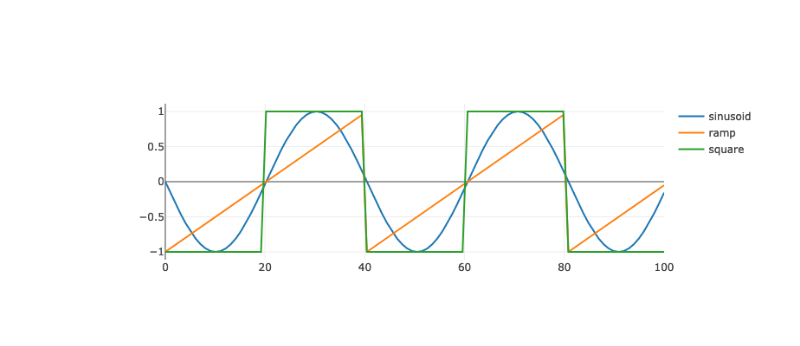
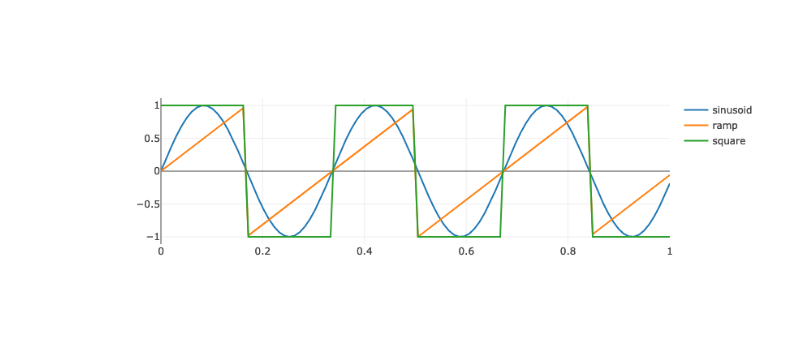
Before and after one commit to antoinevg/notebooks-jupyter, a Jupyter notebook: rust-wave-functions.ipynb, the cells around one changed output. Cells and saved outputs as stored; diff of their text form; code cells hidden in the pictures.

```diff
--- a/rust-wave-functions.ipynb
+++ b/rust-wave-functions.ipynb
@@ -34,15 +14,16 @@ $$
 # %%
 use core::f32::consts::PI;
+use num::complex::Complex;
 
-/// fs:  samplerate
-/// f:   frequency in hz
-/// phi: starting phase
-/// t:   number of samples
-fn sinusoid(fs: f32, f: f32, phi: f32, t: usize) -> Vec<f32> {
+/// fs:      samplerate
+/// f:       frequency in hz
+/// phi:     starting phase
+/// samples: number of samples
+fn sinusoid(fs: f32, f: f32, phi: f32, samples: usize) -> Vec<f32> {
     let T = 1. / fs;
     let w = 2. * PI * f;
-    let mut ys = vec![0.0; t];
 
+    let mut ys = vec![0.0; samples];
     for (x, y) in ys.iter_mut().enumerate() {
         let x = x as f32;
         *y = (w * x * T + phi).cos();
@@ -50,61 +31,54 @@ fn sinusoid(fs: f32, f: f32, phi: f32, t: usize) -> Vec<f32> {
     ys
 }
 
-/// fs:  samplerate
-/// f:   frequency in hz
-/// phi: starting phase
-/// t:   number of samples
-fn ramp(fs: f32, f: f32, phi: f32, t: usize) -> Vec<f32> {
+fn ramp(fs: f32, f: f32, phi: f32, samples: usize) -> Vec<f32> {
     let T = 1. / fs;
-    let phi = ((2. * phi) - PI) / (4. * PI);
-    let mut ys = vec![0.0; t];
+    let w = 2. * f;
+    let phi = ((2. * phi) - PI) / (2. * PI);
 
+    let mut ys = vec![0.0; samples];
     for (x, y) in ys.iter_mut().enumerate() {
         let x = x as f32;
-        *y = 2. * ((f * x * T + phi) % 1.) - 1.;
+        *y = ((w * x * T + phi + 2.) % 2.) - 1.;
     }
     ys
 }
 
-/// fs:  samplerate
-/// f:   frequency in hz
-/// phi: starting phase
-/// t:   number of samples
-fn square(fs: f32, f: f32, phi: f32, t: usize) -> Vec<f32> {
+fn square(fs: f32, f: f32, phi: f32, samples: usize) -> Vec<f32> {
     let T = 1. / fs;
-    //let w = 2. * f;
-    let phi = ((2. * phi) - PI) / (4. * PI);
-    let mut ys = vec![0.0; t];
+    let w = 2. * f;
+    let phi = ((2. * phi) - PI) / (2. * PI);
 
+    let mut ys = vec![0.0; samples];
     for (x, y) in ys.iter_mut().enumerate() {
         let x = x as f32;
-        *y = num::signum(2. * ((f * x * T + phi) % 1.) - 1.);
-        //*y = 2. * ((2. * f32::floor(f * x * T)) - f32::floor(w * x * T)) + 1.; // direct
-        //*y = (-1_f32).powf(f32::floor(w * x * T + phi));  // indirect
+        *y = num::signum(((w * x * T + phi + 2.) % 2.) - 1.);
     }
     ys
 }
 
-let f = 5.;
-let fs = 200.;
-let phi = PI/2.;
-let t = 100;
-//let t = 1 * fs as usize; // number of samples
+let f = 3.;
+let phi = -PI / 2.;
+let fs = 100.;
+let samples = 100;
+let t = samples as f32 / fs;
 
 // plot it
-let xs: Vec<f32> = linspace(0., t as f32, t).collect();
-//let xs: Vec<f32> = linspace(0., t as f32 / fs, t).collect();
+// let xs: Vec<f32> = linspace(0., (samples - 1) as f32, samples).collect();
+let xs: Vec<f32> = linspace(0., t, samples).collect();
 
-let ys_sinusoid = sinusoid(fs, f, phi, t);
-let ys_ramp = ramp(fs, f, phi, t);
-let ys_square = square(fs, f, phi, t);
+let ys_sinusoid = sinusoid(fs, f, phi, samples);
+let ys_ramp = ramp(fs, f, phi, samples);
+let ys_square = square(fs, f, phi, samples);
 
 let mut plot = Plot::new();
 plot.add_trace(Scatter::new(xs.clone(), ys_sinusoid).mode(Mode::Lines).name("sinusoid"));
 plot.add_trace(Scatter::new(xs.clone(), ys_ramp).mode(Mode::Lines).name("ramp"));
 plot.add_trace(Scatter::new(xs.clone(), ys_square).mode(Mode::Lines).name("square"));
 
 plot.set_layout(Layout::new().height(200));
 plot.lab_display();
+
+// TODO versions with phase accumulator
 # %% [output]
-[figure, old version]
+[figure, new version]
```
Also changed, not shown: parts of 3 cells of this notebook, 1 other file.
